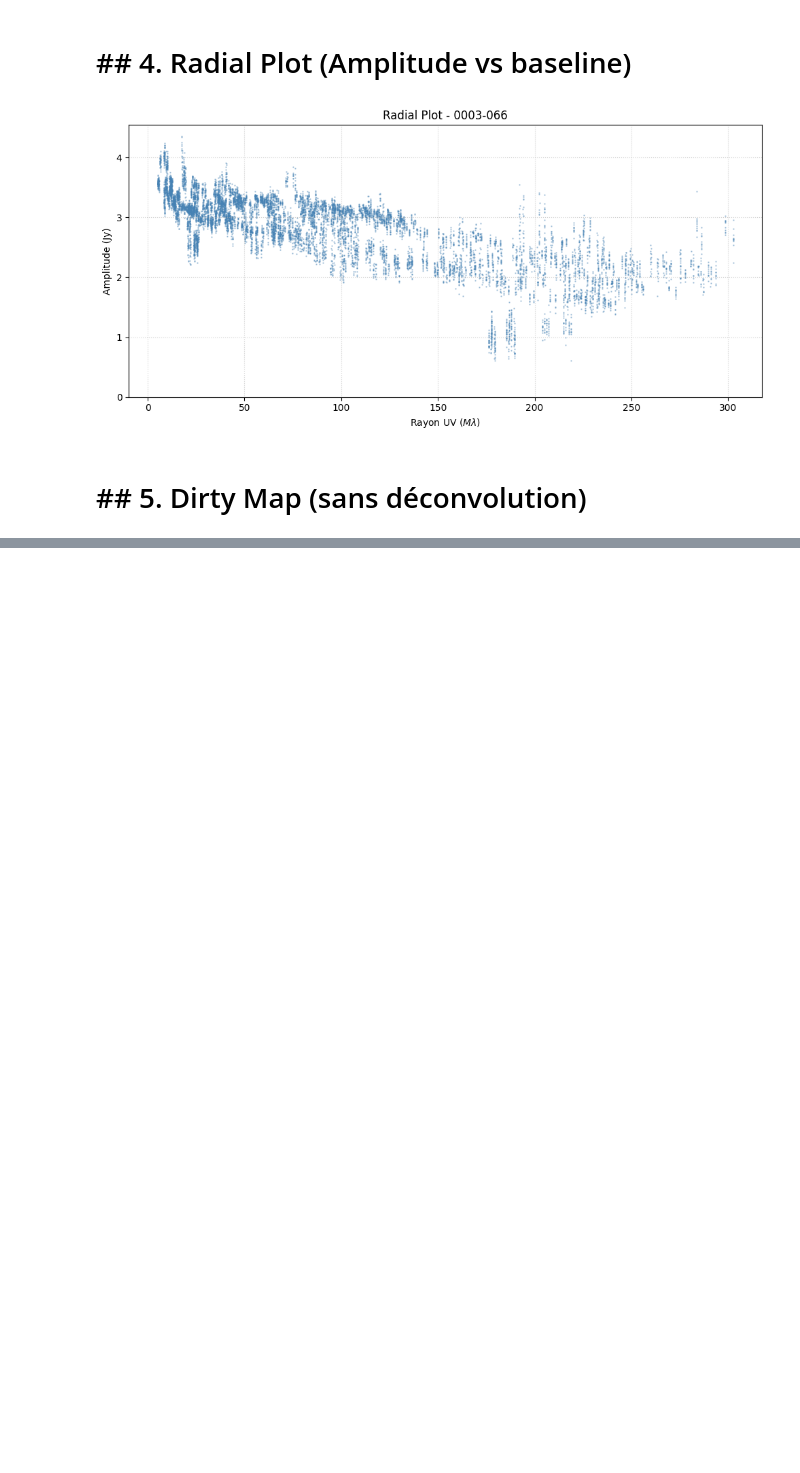
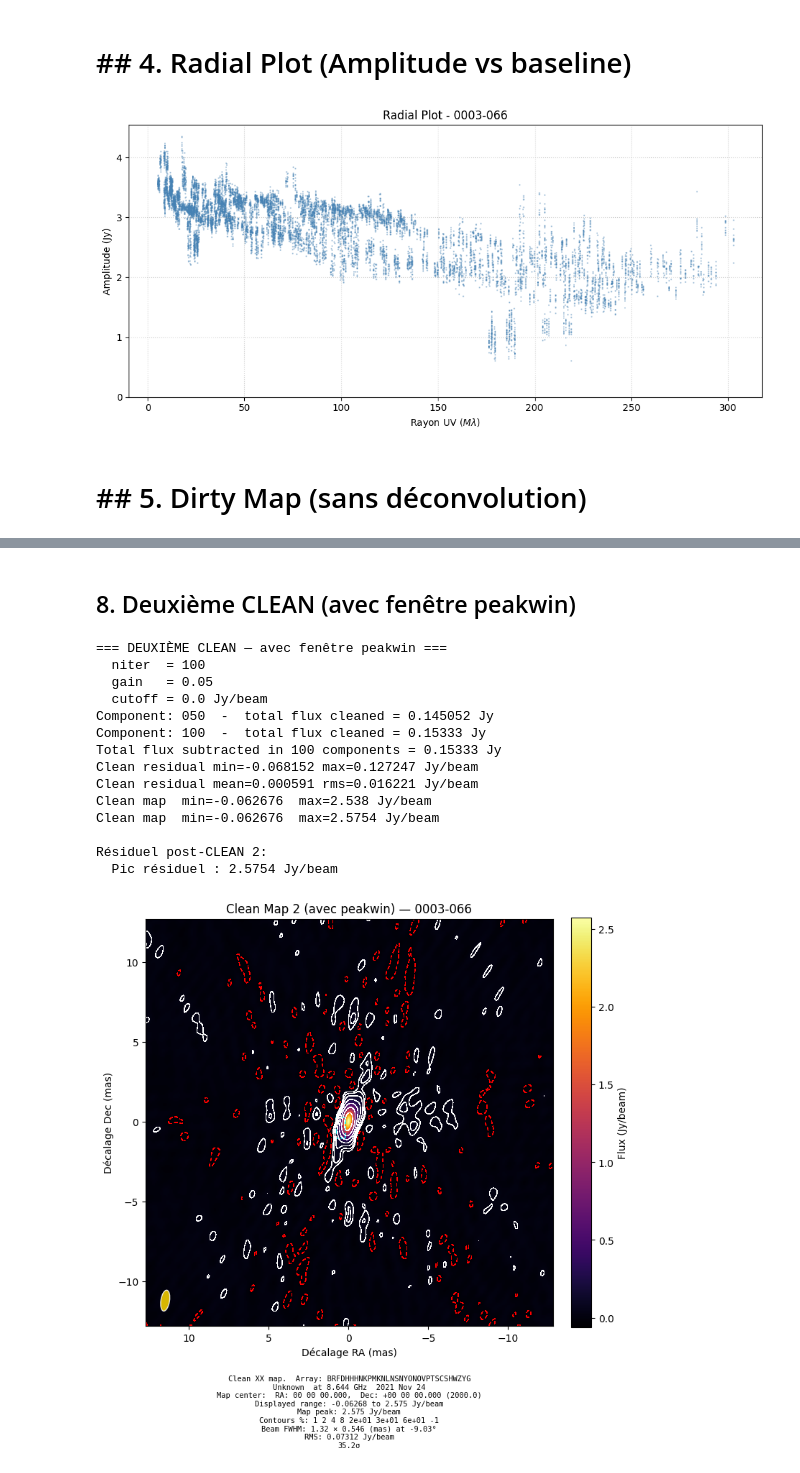
Before and after one commit to iimavne/DIFMAP, a Jupyter notebook: demo_pipeline_python.ipynb, the cells around one changed output, grey strips where cells are left out. Saved outputs shown, nothing was run; the diff lists cells and outputs as text; code cells hidden in the pictures; blank space fills up the shorter version.

```diff
--- a/demo_pipeline_python.ipynb
+++ b/demo_pipeline_python.ipynb
@@ -285,0 +210,41 @@ Nombre de composantes dans le package: 26
+# %% [markdown]
+## 8. Deuxième CLEAN (avec fenêtre peakwin)
+# %%
+print("=== DEUXIÈME CLEAN — avec fenêtre peakwin ===")
+print(f"  niter  = {CLEAN_NITER}  {'(arrêt au 1er négatif)' if CLEAN_NITER < 0 else ''}")
+print(f"  gain   = {CLEAN_GAIN}")
+print(f"  cutoff = {CLEAN_CUTOFF} Jy/beam")
+
+session.imager.clean(niter=CLEAN_NITER, gain=CLEAN_GAIN, cutoff=CLEAN_CUTOFF)
+session.imager.restore()
+
+clean2_pkg = session.imager.get_map_package(CELL_SIZE_MAS)
+
+peak = session.imager.peak()
+print(f"\nRésiduel post-CLEAN 2:")
+print(f"  Pic résiduel : {peak['flux']:.4f} Jy/beam")
+
+session.vis.plot_clean_map(
+    clean2_pkg,
+    title=f"Clean Map 2 (avec peakwin) — {session.obs.source}",
+    cmap="inferno",
+    scale="linear",
+    contour_mode="pct",
+)
+plt.show()
+# %% [output]
+=== DEUXIÈME CLEAN — avec fenêtre peakwin ===
+  niter  = 100
+  gain   = 0.05
+  cutoff = 0.0 Jy/beam
+Component: 050  -  total flux cleaned = 0.145052 Jy
+Component: 100  -  total flux cleaned = 0.15333 Jy
+Total flux subtracted in 100 components = 0.15333 Jy
+Clean residual min=-0.068152 max=0.127247 Jy/beam
+Clean residual mean=0.000591 rms=0.016221 Jy/beam
+Clean map  min=-0.062676  max=2.538 Jy/beam
+Clean map  min=-0.062676  max=2.5754 Jy/beam
+
+Résiduel post-CLEAN 2:
+  Pic résiduel : 2.5754 Jy/beam
+[figure, added]
```
Also changed, not shown: parts of 29 cells of this notebook, 17 other files.
